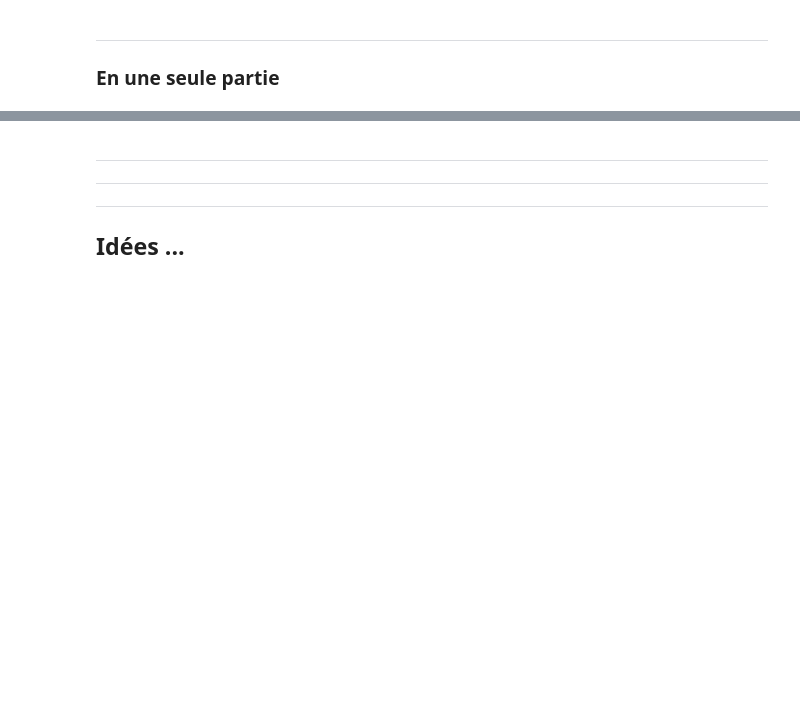
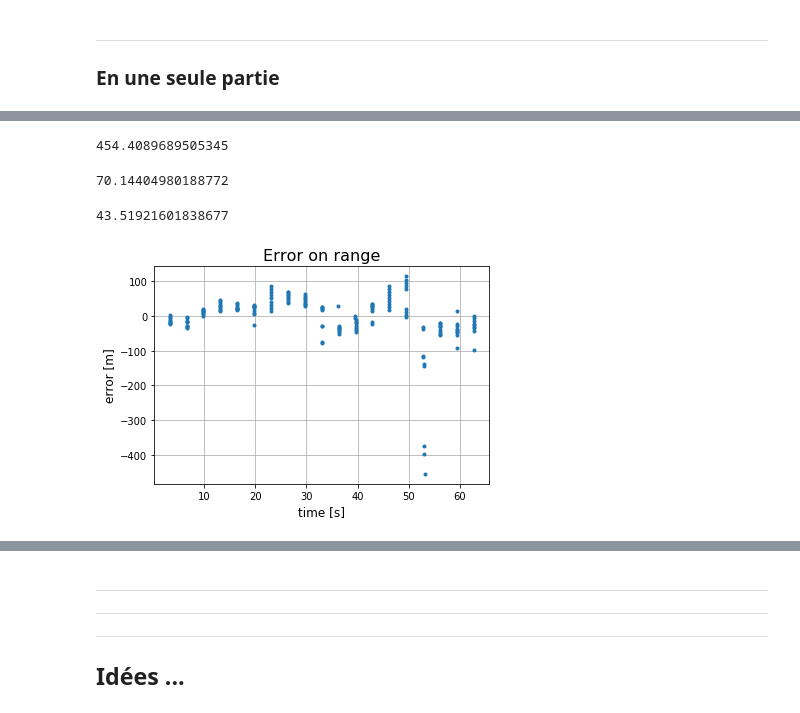
Before and after one commit to ponchama/Cognac_Acoustique, a Jupyter notebook: Bellhop/Partie5_methode_detection/Untitled.ipynb, the cells around one changed output, grey strips where cells are left out. Drawn from its saved outputs; the diff is of its cells as text; code cells hidden in the pictures; blank space fills up the shorter version.

```diff
--- a/Bellhop/Partie5_methode_detection/Untitled.ipynb
+++ b/Bellhop/Partie5_methode_detection/Untitled.ipynb
@@ -370,7 +374,7 @@ s.params['NBeams'] = 12000
 s.generate_envfile('mediterrannee',Issp=issp, SSP_depth_step=10, file_env = 'med1_complete.env' )
 # %%
 ### read file .arr
-Arr2, Pos2 = s.read_arrivals_asc ('med1_complete.arr', Narrmx = 2786)
+Arr2, Pos2 = s.read_arrivals_asc ('files/med1_complete.arr', Narrmx = 2786)
 # %% [output]
 Max.number of arrivals for source index 0 is 2783
 # %%
@@ -535 +514,15 @@ ddd = REAL_RANGE[idx1] - Range_reg_30
+# %%
+### 2 régressions linéaires correspondant aux deux catégories de rayons (avant et après 60km)
+Time = np.array(Tarr)
+
+idx1tot = np.where(REAL_RANGE < 60.*1000.)[0]
+idx2tot = np.where(REAL_RANGE >= 60.*1000.)[0]
+
+Rtot_inf60 = res1[0] * Time[idx1tot] + res1[1]
+Rtot_sup60 = res2[0] * Time[idx2tot] + res2[1]
+
+
+diff_a = REAL_RANGE[idx1tot] - Rtot_inf60
+diff_b = REAL_RANGE[idx2tot] - Rtot_sup60
+Diff_tot = np.hstack( (diff_a, diff_b) )
 # %%
@@ -573,2 +539,0 @@ Dmean=np.array(Dmean)
-# %%
-res = np.polyfit(R,Dmean,1)         # res[0] = slope
@@ -602,0 +540,12 @@ np.max(abs(DIFF_30))
+# %%
+Rtot = res[0] * Time + res[1]
+Diff_tot1 = REAL_RANGE - Rtot
+# %%
+np.max(abs(Diff_tot1))
+# %% [output]
+454.4089689505345
+# %%
+e_t = np.sqrt( np.mean( (Diff_tot1)**2 ) )
+e_t
+# %% [output]
+70.14404980188772
@@ -602,0 +554,16 @@ np.max(abs(DIFF_30))
+# %%
+### on a 4 réfléchis fond qui introduisent de grandes erreurs
+e_t = np.sqrt( np.mean( (np.array(sort[:-4]))**2 ) )
+e_t
+# %% [output]
+43.51921601838677
+# %%
+### error on range : real range - range from linear regression
+plt.figure()
+plt.plot(Time, Diff_tot1, '.')
+plt.title('Error on range',fontsize=16)
+plt.xlabel('time [s]',fontsize=12)
+plt.ylabel('error [m]',fontsize=12)
+plt.grid()
+# %% [output]
+[figure, added]
```
Also changed, not shown: parts of 132 cells of this notebook.
